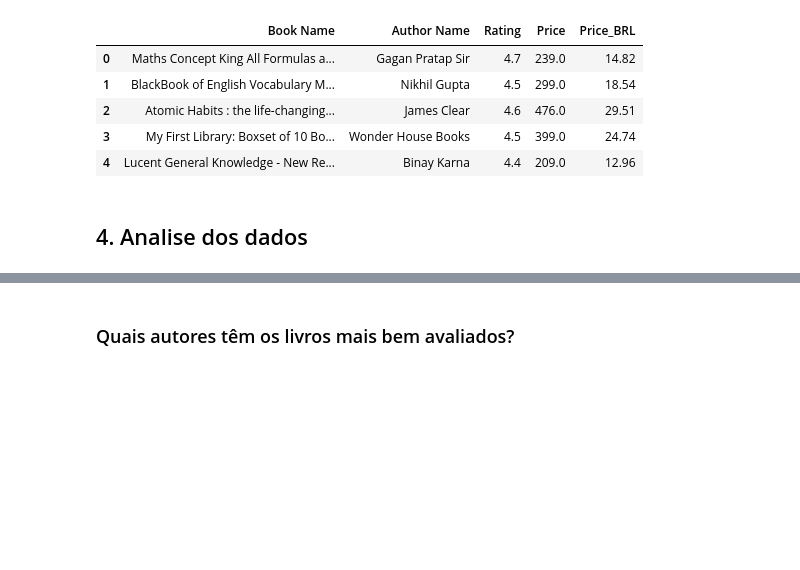
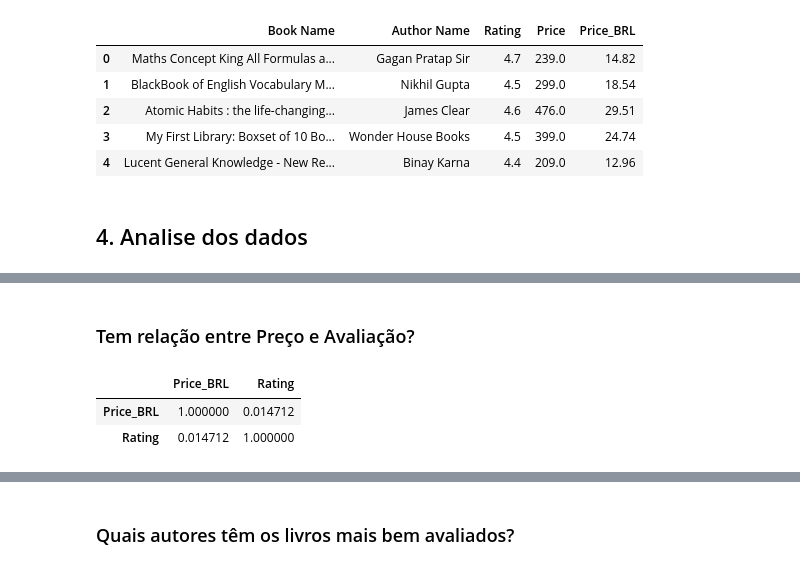
Before and after one commit to kellymartina/analise-amazon-bestselling-books, a Jupyter notebook: amazon-bestselling-books.ipynb, the cells around one changed output, grey strips where cells are left out. Cells and saved outputs as stored; diff of their text form; code cells hidden in the pictures; blank space fills up the shorter version.

```diff
--- a/amazon-bestselling-books.ipynb
+++ b/amazon-bestselling-books.ipynb
@@ -68,0 +73,10 @@ ax.legend_.remove()
+# %% [markdown]
+### Tem relação entre Preço e Avaliação?
+# %%
+# Definir correlação
+pc = data[['Price_BRL', 'Rating']].corr()
+pc
+# %% [output]
+|  | Price_BRL | Rating |
+| Price_BRL | 1.000000 | 0.014712 |
+| Rating | 0.014712 | 1.000000 |
```
Also changed, not shown: parts of 10 cells of this notebook.
